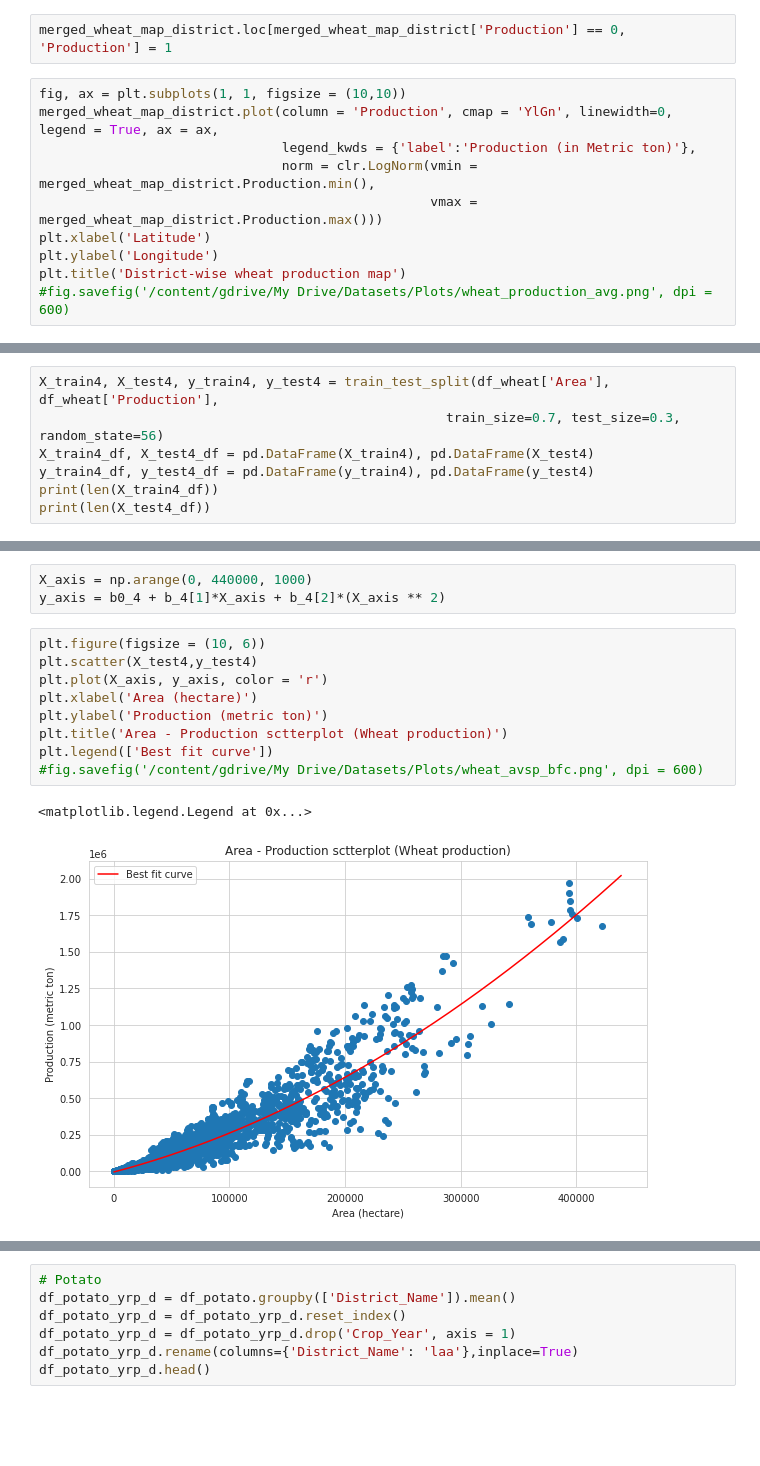
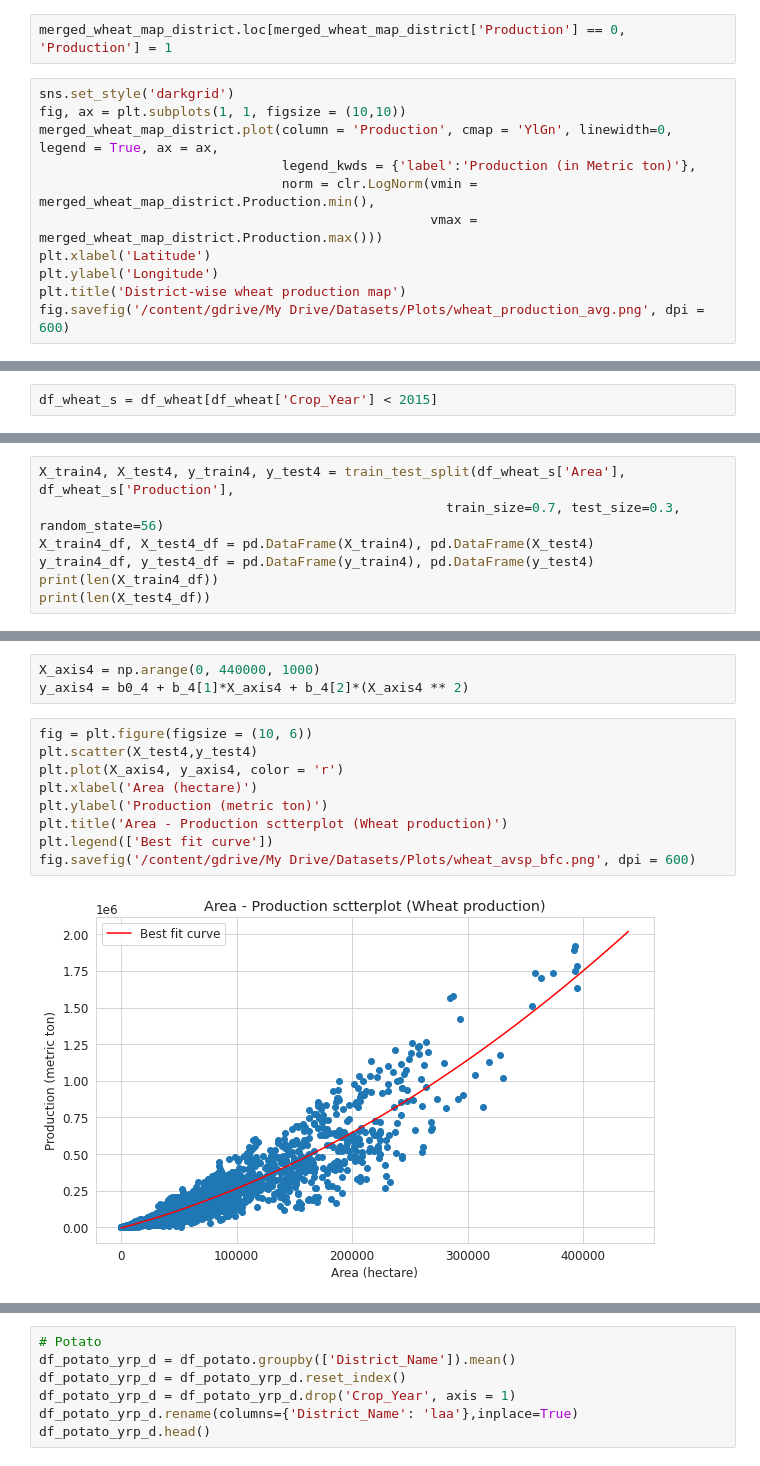
Before and after one commit to swagata0207/DSP_NPTEL, a Jupyter notebook: Apy_NPTEL_final.ipynb, the cells around one changed output, grey strips where cells are left out. Saved outputs shown, nothing was run; the diff lists cells and outputs as text; blank space fills up the shorter version.

```diff
--- a/Apy_NPTEL_final.ipynb
+++ b/Apy_NPTEL_final.ipynb
@@ -664,6 +744,7 @@ merged_wheat_map_district.head()
 # %%
 merged_wheat_map_district.loc[merged_wheat_map_district['Production'] == 0, 'Production'] = 1
 # %%
+sns.set_style('darkgrid')
 fig, ax = plt.subplots(1, 1, figsize = (10,10))
 merged_wheat_map_district.plot(column = 'Production', cmap = 'YlGn', linewidth=0, legend = True, ax = ax,
                                legend_kwds = {'label':'Production (in Metric ton)'},
@@ -672,5 +753,5 @@ merged_wheat_map_district.plot(column = 'Production', cmap = 'YlGn', linewidth=0
 plt.xlabel('Latitude')
 plt.ylabel('Longitude')
 plt.title('District-wise wheat production map')
-#fig.savefig('/content/gdrive/My Drive/Datasets/Plots/wheat_production_avg.png', dpi = 600)
+fig.savefig('/content/gdrive/My Drive/Datasets/Plots/wheat_production_avg.png', dpi = 600)
 # %% [output]
@@ -678,0 +759,2 @@ Text(0.5, 1.0, 'District-wise wheat production map')
+# %%
+df_wheat_s = df_wheat[df_wheat['Crop_Year'] < 2015]
@@ -690,5 +797,5 @@ Text(0.5, 1.0, 'Area - Production scatterplot (Wheat production)')
 # %%
-X_train4, X_test4, y_train4, y_test4 = train_test_split(df_wheat['Area'], df_wheat['Production'],
+X_train4, X_test4, y_train4, y_test4 = train_test_split(df_wheat_s['Area'], df_wheat_s['Production'],
                                                     train_size=0.7, test_size=0.3, random_state=56)
 X_train4_df, X_test4_df = pd.DataFrame(X_train4), pd.DataFrame(X_test4)
 y_train4_df, y_test4_df = pd.DataFrame(y_train4), pd.DataFrame(y_test4)
@@ -721,18 +828,17 @@ Intercept:  -3919.5355134134297
 # %%
-X_axis = np.arange(0, 440000, 1000)
-y_axis = b0_4 + b_4[1]*X_axis + b_4[2]*(X_axis ** 2)
+X_axis4 = np.arange(0, 440000, 1000)
+y_axis4 = b0_4 + b_4[1]*X_axis4 + b_4[2]*(X_axis4 ** 2)
 # %%
-plt.figure(figsize = (10, 6))
+fig = plt.figure(figsize = (10, 6))
 plt.scatter(X_test4,y_test4)
-plt.plot(X_axis, y_axis, color = 'r')
+plt.plot(X_axis4, y_axis4, color = 'r')
 plt.xlabel('Area (hectare)')
 plt.ylabel('Production (metric ton)')
 plt.title('Area - Production sctterplot (Wheat production)')
 plt.legend(['Best fit curve'])
-#fig.savefig('/content/gdrive/My Drive/Datasets/Plots/wheat_avsp_bfc.png', dpi = 600)
+fig.savefig('/content/gdrive/My Drive/Datasets/Plots/wheat_avsp_bfc.png', dpi = 600)
 # %% [output]
-<matplotlib.legend.Legend at 0x...>
-[figure, old version]
+[figure, new version]
 # %%
 predicted_wheat_p = lr_poly.predict(X_test4_poly)
 predicted_wheat_p
```
Also changed, not shown: parts of 53 cells of this notebook.
